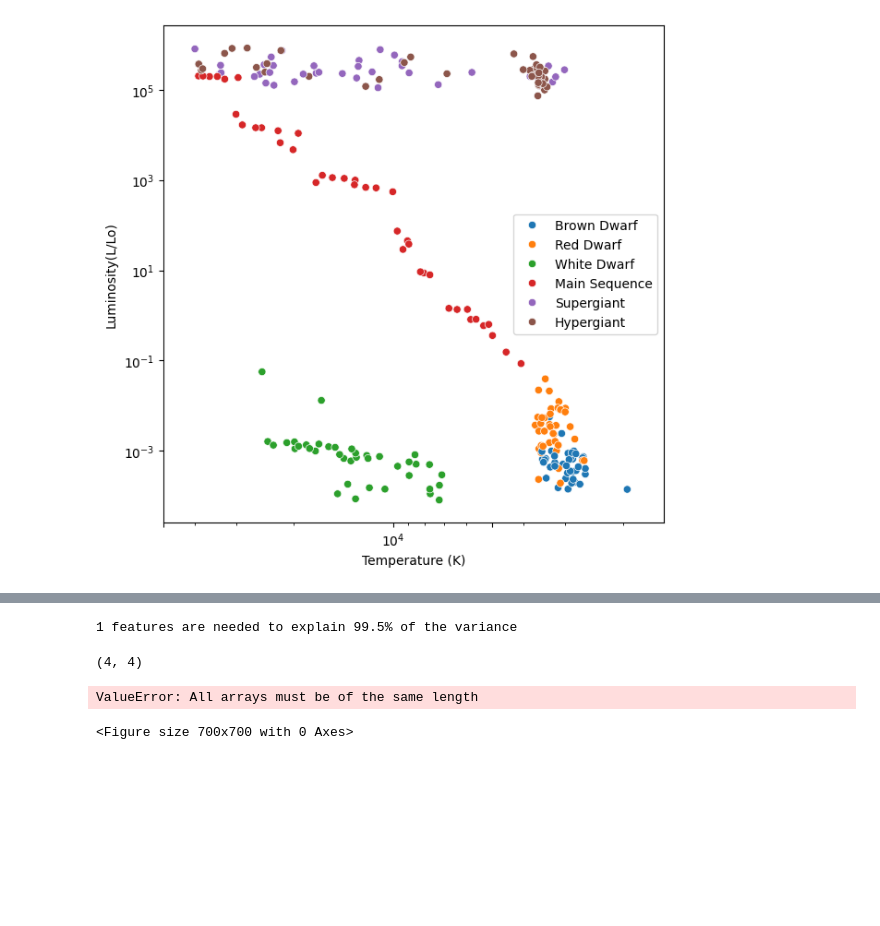
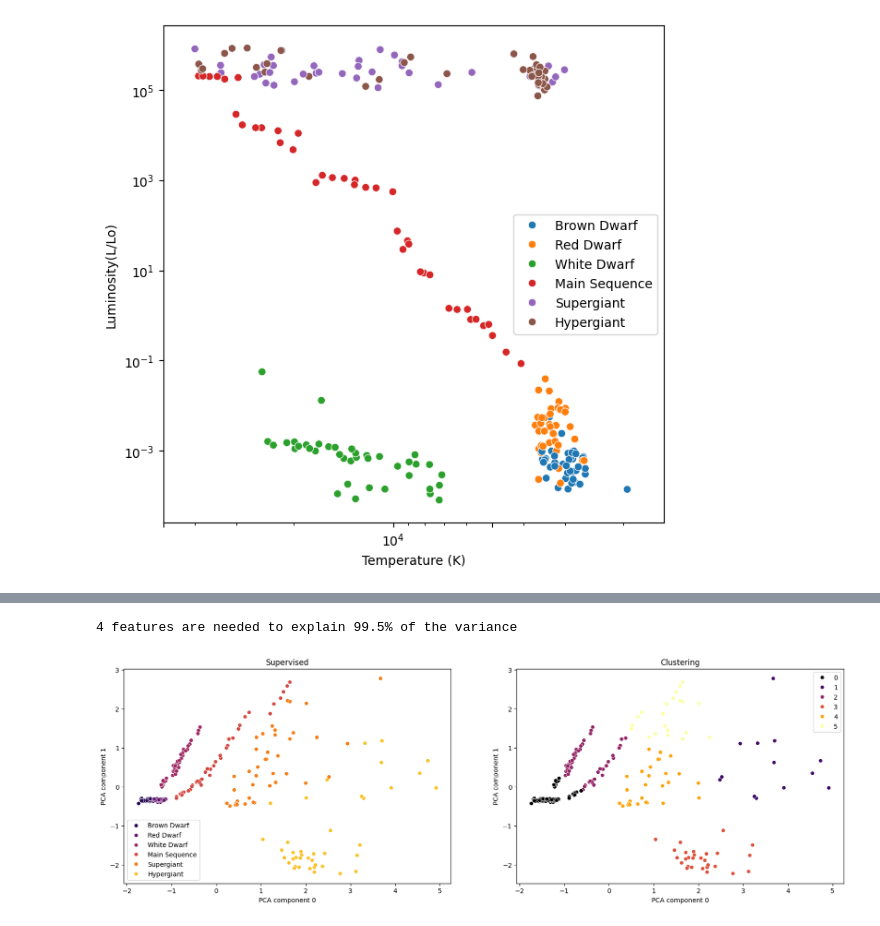
Before and after one commit to EdoSanto/astrostatistics_bicocca_2024, a Jupyter notebook: working/HR diagram.ipynb, the cells around one changed output, grey strips where cells are left out. Drawn from its saved outputs; the diff is of its cells as text; code cells hidden in the pictures; blank space fills up the shorter version.

```diff
--- a/working/HR diagram.ipynb
+++ b/working/HR diagram.ipynb
@@ -87,20 +100,38 @@ plt.show()
 # %%
 for num_feats in np.arange(1,20, dtype = int):
     best_pca = PCA(n_components=num_feats)
-    best_pca.fit(df_stars.values[:,:4])
+    best_pca.fit(projected_data)
     if (sum(best_pca.explained_variance_ratio_)>0.995):
         break
 print("{:d} features are needed to explain 99.5% of the variance".format(num_feats))
 # %% [output]
-1 features are needed to explain 99.5% of the variance
+4 features are needed to explain 99.5% of the variance
-# %%
-eigenvectors = pca.components_
-eigenvectors.shape
-# %% [output]
-(4, 4)
-# %%
-plt.figure(figsize=(7, 7))
-sns.scatterplot(x=pca.components_[:,0], y=pca.components_[:,1], hue=labels)
-# %% [output]
-ValueError: All arrays must be of the same length
-<Figure size 700x700 with 0 Axes>
+# %%
+from sklearn.cluster import KMeans
+from sklearn import preprocessing
+
+clf = KMeans(n_clusters=6) #Try 2 clusters to start with, but the number of clusters is an hyperparameter
+clf.fit(projected_data[:, 0:2])
+centers = clf.cluster_centers_ #location of the clusters
+labels_km = clf.predict(projected_data[:, 0:2]) #labels for each of the points
+# %%
+fig = plt.figure(figsize=(20, 6))
+
+ax = fig.add_subplot(121)
+
+sns.scatterplot(x=projected_data[:,0], y=projected_data[:,1], hue=labels, palette = 'inferno')
+
+ax.set_xlabel("PCA component 0")
+ax.set_ylabel("PCA component 1")
+ax.set_title('Supervised')
+
+ax = fig.add_subplot(122)
+
+sns.scatterplot(x=projected_data[:,0], y=projected_data[:,1], hue=labels_km, palette = 'inferno')
+
+ax.set_xlabel("PCA component 0")
+ax.set_ylabel("PCA component 1")
+ax.set_title('Clustering')
+plt.show()
+# %% [output]
+[figure, added]
```
Also changed, not shown: parts of 10 cells of this notebook, 2 other files.
